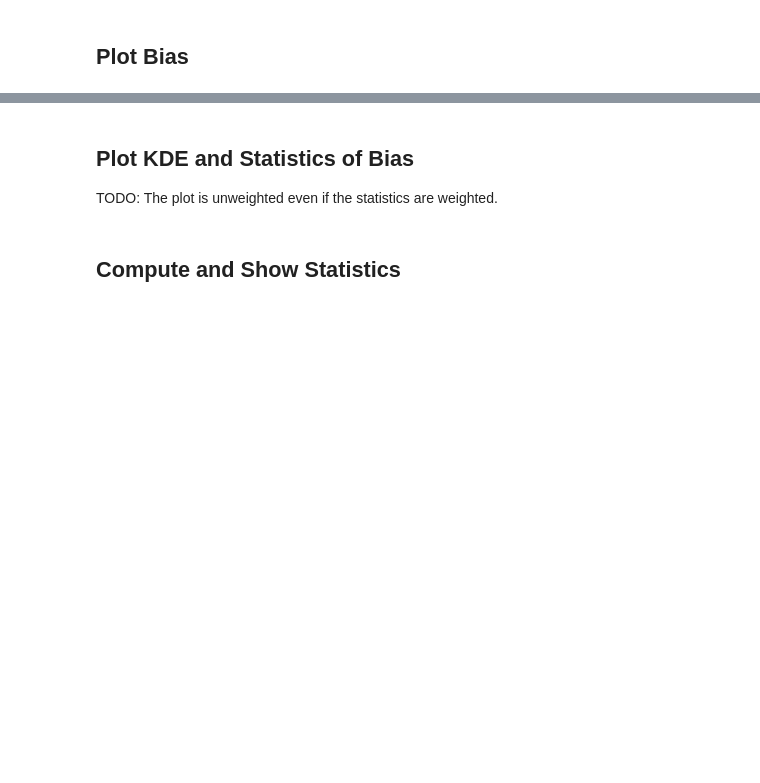
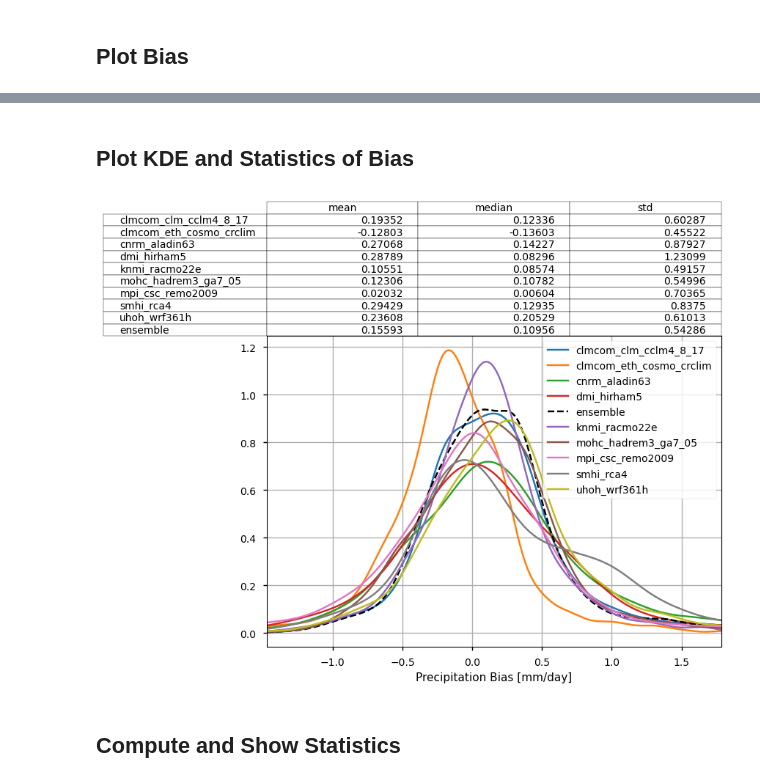
Before and after one commit to bopen/c3s-eqc-toolbox-template, a Jupyter notebook: notebooks/wp4/clima_and_bias_pr_cordex_cmip6_regionalised.ipynb, the cells around one changed output, grey strips where cells are left out. Drawn from its saved outputs; the diff is of its cells as text; code cells hidden in the pictures; blank space fills up the shorter version.

```diff
--- a/notebooks/wp4/clima_and_bias_pr_cordex_cmip6_regionalised.ipynb
+++ b/notebooks/wp4/clima_and_bias_pr_cordex_cmip6_regionalised.ipynb
@@ -70,8 +69,6 @@ request_era = (
         "month": [f"{month:02d}" for month in range(1, 12 + 1)],
     },
 )
-if era5_area:
-    request_era[1]["area"] = era5_area
 # %% [markdown]
 ## Define model requests
 # %%
@@ -246,34 +282,43 @@ facet = plot.projected_map(
 # %% [markdown]
 ## Plot KDE and Statistics of Bias
-
-TODO: The plot is unweighted even if the statistics are weighted.
 # %%
-# Create dataframes
+# Create dataframe
 da = ds_bias["precipitation"]
-da_dict = {k: v.values.flatten() for k, v in da.groupby("model")}
-df_ensemble = pd.DataFrame({"ensemble": da_dict.pop("ensemble")})
-df_models = pd.DataFrame(da_dict)
 df_stats = diagnostics.spatial_weighted_statistics(da, weights=weights).to_pandas()
 
 # Plot
-plot_kwargs = {
-    "xlim": (
-        df_stats["ensemble"]["mean"] - 3 * df_stats["ensemble"]["std"],
-        df_stats["ensemble"]["mean"] + 3 * df_stats["ensemble"]["std"],
-    ),
-    "grid": True,
-}
-ax = df_models.plot.kde(**plot_kwargs)
-ax = df_ensemble.plot.kde(color="k", ls="--", ax=ax, **plot_kwargs)
+fig, ax = plt.subplots(1, 1)
+x = np.linspace(
+    df_stats["ensemble"]["mean"] - 3 * df_stats["ensemble"]["std"],
+    df_stats["ensemble"]["mean"] + 3 * df_stats["ensemble"]["std"],
+    1_000,
+)
+for model, values in da.groupby("model"):
+    y = values.stack(dim=values.dims).dropna("dim")
+    gkde = scipy.stats.gaussian_kde(
+        y, weights=np.cos(np.deg2rad(y["latitude"])) if weights else None
+    )
+    ax.plot(
+        x,
+        gkde.evaluate(x),
+        color="k" if model == "ensemble" else None,
+        ls="--" if model == "ensemble" else "-",
+        label=model,
+    )
+ax.grid()
+ax.set_xlim(x[[0, -1]])
 ax.set_xlabel(f"{da.attrs['long_name']} [{da.attrs['units']}]")
+ax.legend()
 
 # Add stats
 table = plt.table(
     cellText=df_stats.round(5).T.values.tolist(),
     colLabels=df_stats.T.columns.values.tolist(),
     rowLabels=df_stats.T.index.values.tolist(),
     loc="top",
 )
+# %% [output]
+[figure, added]
 # %% [markdown]
 ## Compute and Show Statistics
 # %%
```
Also changed, not shown: parts of 7 cells of this notebook, 2 other files.
